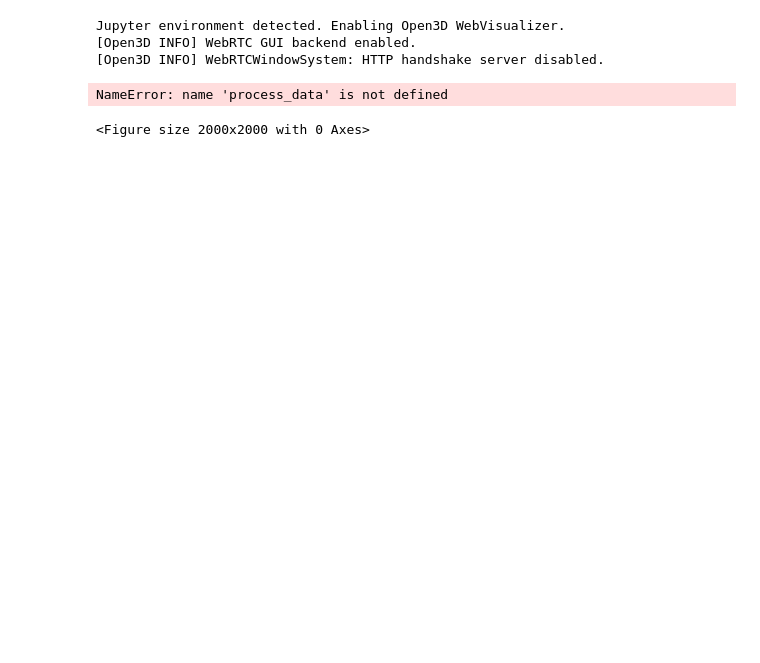
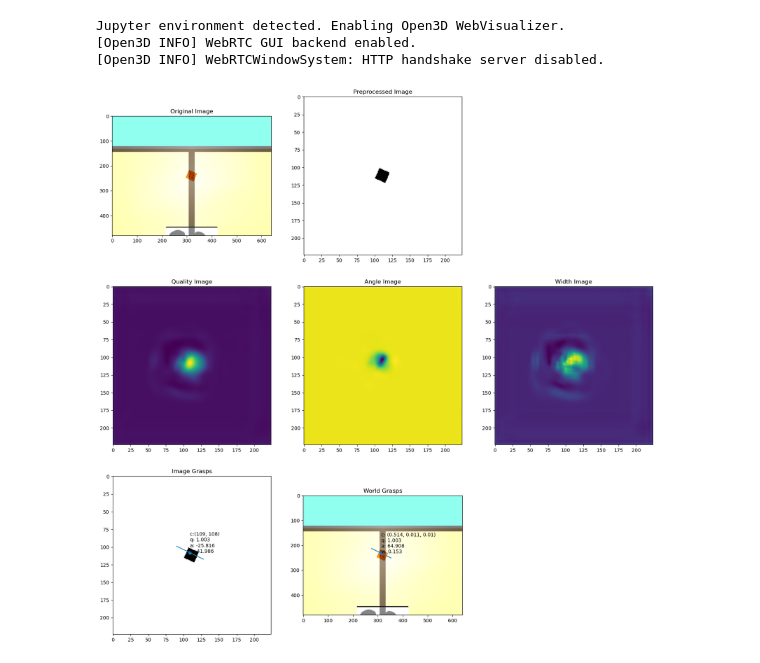
Before and after one commit to m0dd0/GrConvNetBenchmark, a Jupyter notebook: notebooks/05_processing_world.ipynb, the cells around one changed output. Saved outputs shown, nothing was run; the diff lists cells and outputs as text; code cells hidden in the pictures; blank space fills up the shorter version.

Commit message:
img2world bugfix

```diff
--- a/notebooks/05_processing_world.ipynb
+++ b/notebooks/05_processing_world.ipynb
@@ -65,44 +65,31 @@ grasps_world = [
 ]
 # %%
 fig = vis.overview_fig(
-    fig=plt.figure(figsize=(20,20)),
-    original_rgb=vis.make_tensor_displayable(dataset.transform.intermediate_results["initial_sample"].rgb, True, True),
-    preprocessed_rgb=vis.make_tensor_displayable(dataset.transform.intermediate_results["rgb_masked"], True, True),
-    q_img=vis.make_tensor_displayable(postprocessor.intermediate_results["q_img"], False, False),
-    angle_img=vis.make_tensor_displayable(postprocessor.intermediate_results["angle_img"], False, False),
-    width_img=vis.make_tensor_displayable(postprocessor.intermediate_results["width_img"], False, False),
+    fig=plt.figure(figsize=(20, 20)),
+    original_rgb=vis.make_tensor_displayable(
+        dataset.transform.intermediate_results["initial_sample"].rgb, True, True
+    ),
+    preprocessed_rgb=vis.make_tensor_displayable(
+        dataset.transform.intermediate_results["rgb_masked"], True, True
+    ),
+    q_img=vis.make_tensor_displayable(
+        postprocessor.intermediate_results["q_img"], False, False
+    ),
+    angle_img=vis.make_tensor_displayable(
+        postprocessor.intermediate_results["angle_img"], False, False
+    ),
+    width_img=vis.make_tensor_displayable(
+        postprocessor.intermediate_results["width_img"], False, False
+    ),
     image_grasps=grasps_img,
     world_grasps=grasps_world,
-    cam_intrinsics=dataset.transform.intermediate_results["initial_sample"].cam_intrinsics,
+    cam_intrinsics=dataset.transform.intermediate_results[
+        "initial_sample"
+    ].cam_intrinsics,
     cam_rot=dataset.transform.intermediate_results["initial_sample"].cam_rot,
     cam_pos=dataset.transform.intermediate_results["initial_sample"].cam_pos,
 )
 
 plt.show()
+# %% [output]
+[figure, added]
-# %%
-fig = vis.overview_fig(
-    fig=plt.figure(figsize=(20, 20)),
-    original_rgb=vis.make_tensor_displayable(process_data["sample"].rgb, True, True),
-    preprocessed_rgb=vis.make_tensor_displayable(
-        process_data["preprocessor"]["rgb_masked"], True, True
-    ),
-    q_img=vis.make_tensor_displayable(
-        process_data["postprocessor"]["q_img"], False, False
-    ),
-    angle_img=vis.make_tensor_displayable(
-        process_data["postprocessor"]["angle_img"], False, False
-    ),
-    width_img=vis.make_tensor_displayable(
-        process_data["postprocessor"]["width_img"], False, False
-    ),
-    image_grasps=process_data["grasps_img"],
-    world_grasps=process_data["grasps_world"],
-    cam_intrinsics=cam_intrinsics,
-    cam_rot=cam_rot,
-    cam_pos=cam_pos,
-)
-
-plt.show()
-# %% [output]
-NameError: name 'process_data' is not defined
-<Figure size 2000x2000 with 0 Axes>
```
Also changed, not shown: parts of 1 cell of this notebook, 2 other files.
